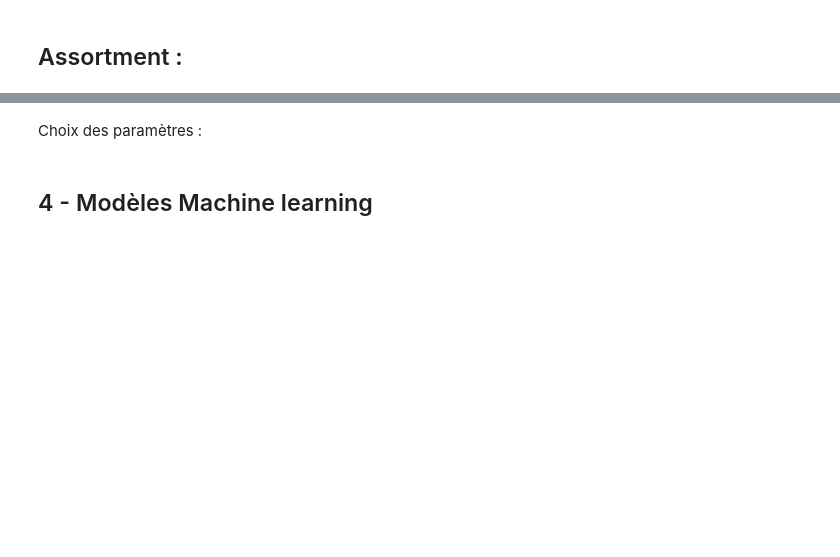
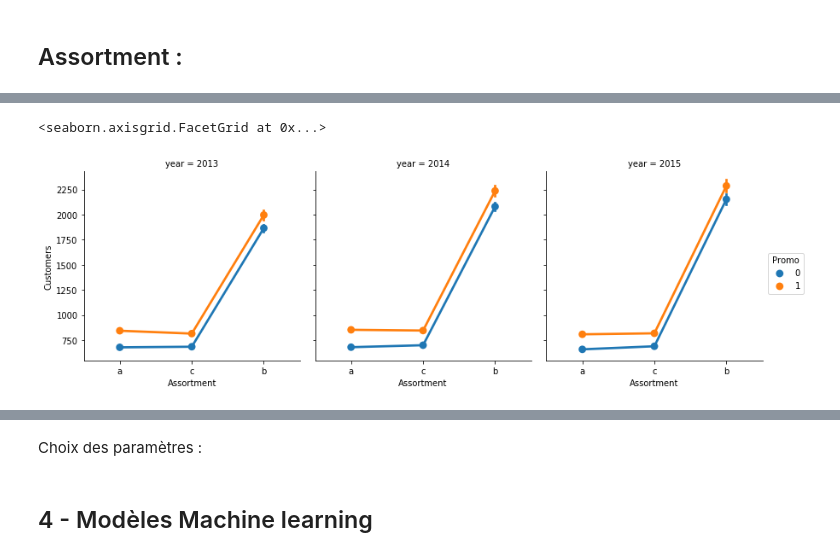
Before and after one commit to yasserbekkali/projetBD, a Jupyter notebook: Projet_WaveStone.ipynb, the cells around one changed output, grey strips where cells are left out. Drawn from its saved outputs; the diff is of its cells as text; code cells hidden in the pictures; blank space fills up the shorter version.

```diff
--- a/Projet_WaveStone.ipynb
+++ b/Projet_WaveStone.ipynb
@@ -251,0 +255,7 @@ sns.factorplot(data = dts, x ="Assortment", y = "Sales",
+# %%
+
+sns.factorplot(data = dts, x ="Assortment", y = "Customers",
+                hue='Promo', col='year',sharex=False)
+# %% [output]
+<seaborn.axisgrid.FacetGrid at 0x...>
+[figure, added]
```
Also changed, not shown: parts of 13 cells of this notebook.
